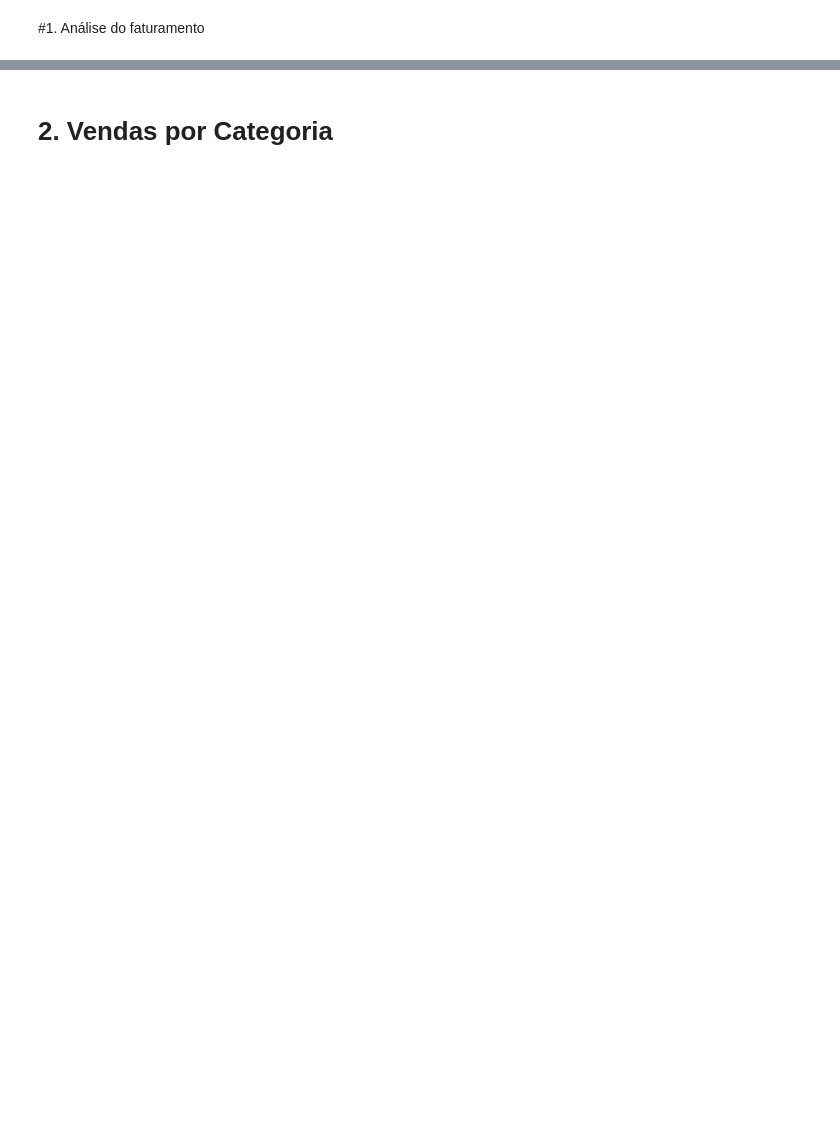
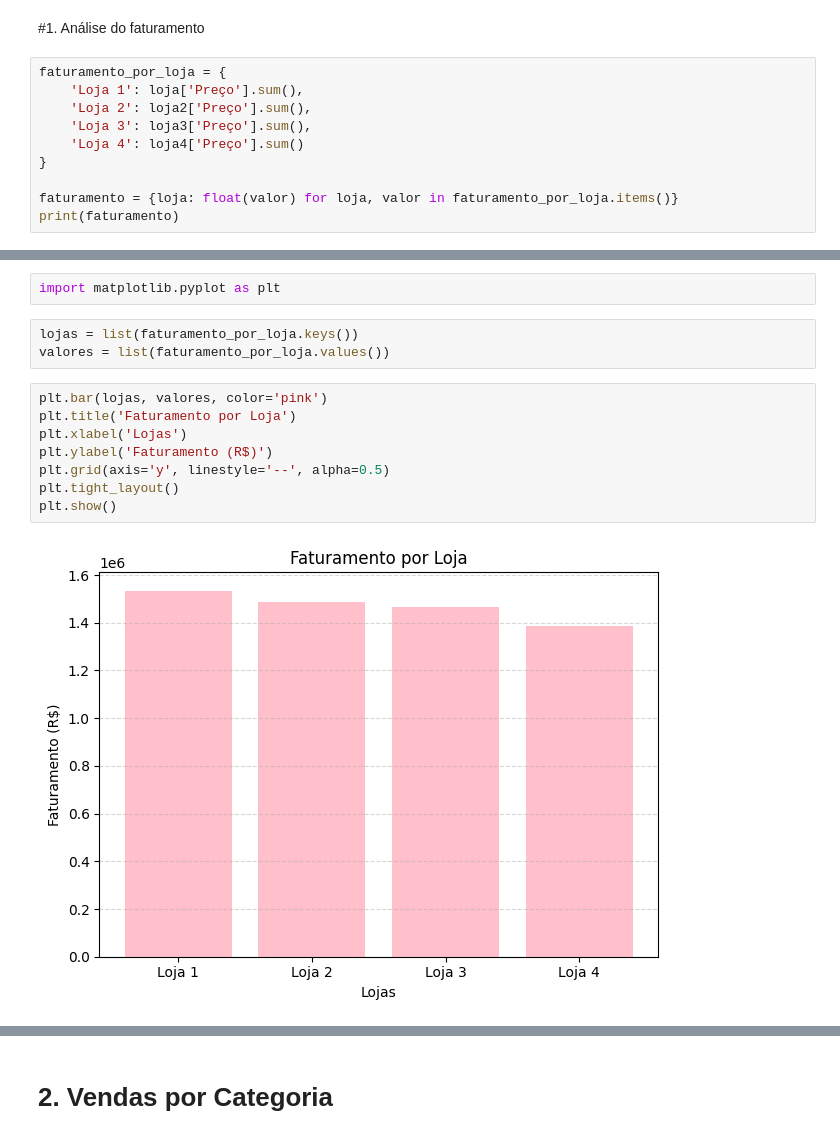
Before and after one commit to Alini-Silva/AluraStore, a Jupyter notebook: AluraStoreBr.ipynb, the cells around one changed output, grey strips where cells are left out. Saved outputs shown, nothing was run; the diff lists cells and outputs as text; blank space fills up the shorter version.

```diff
--- a/AluraStoreBr.ipynb
+++ b/AluraStoreBr.ipynb
@@ -24,2 +53,12 @@ loja.head()
 # %% [markdown]
 #1. Análise do faturamento
+# %%
+faturamento_por_loja = {
+    'Loja 1': loja['Preço'].sum(),
+    'Loja 2': loja2['Preço'].sum(),
+    'Loja 3': loja3['Preço'].sum(),
+    'Loja 4': loja4['Preço'].sum()
+}
+
+faturamento = {loja: float(valor) for loja, valor in faturamento_por_loja.items()}
+print(faturamento)
@@ -25,0 +90,15 @@ loja.head()
+# %%
+import matplotlib.pyplot as plt
+# %%
+lojas = list(faturamento_por_loja.keys())
+valores = list(faturamento_por_loja.values())
+# %%
+plt.bar(lojas, valores, color='pink')
+plt.title('Faturamento por Loja')
+plt.xlabel('Lojas')
+plt.ylabel('Faturamento (R$)')
+plt.grid(axis='y', linestyle='--', alpha=0.5)
+plt.tight_layout()
+plt.show()
+# %% [output]
+[figure, added]
```
Also changed, not shown: parts of 21 cells of this notebook.
